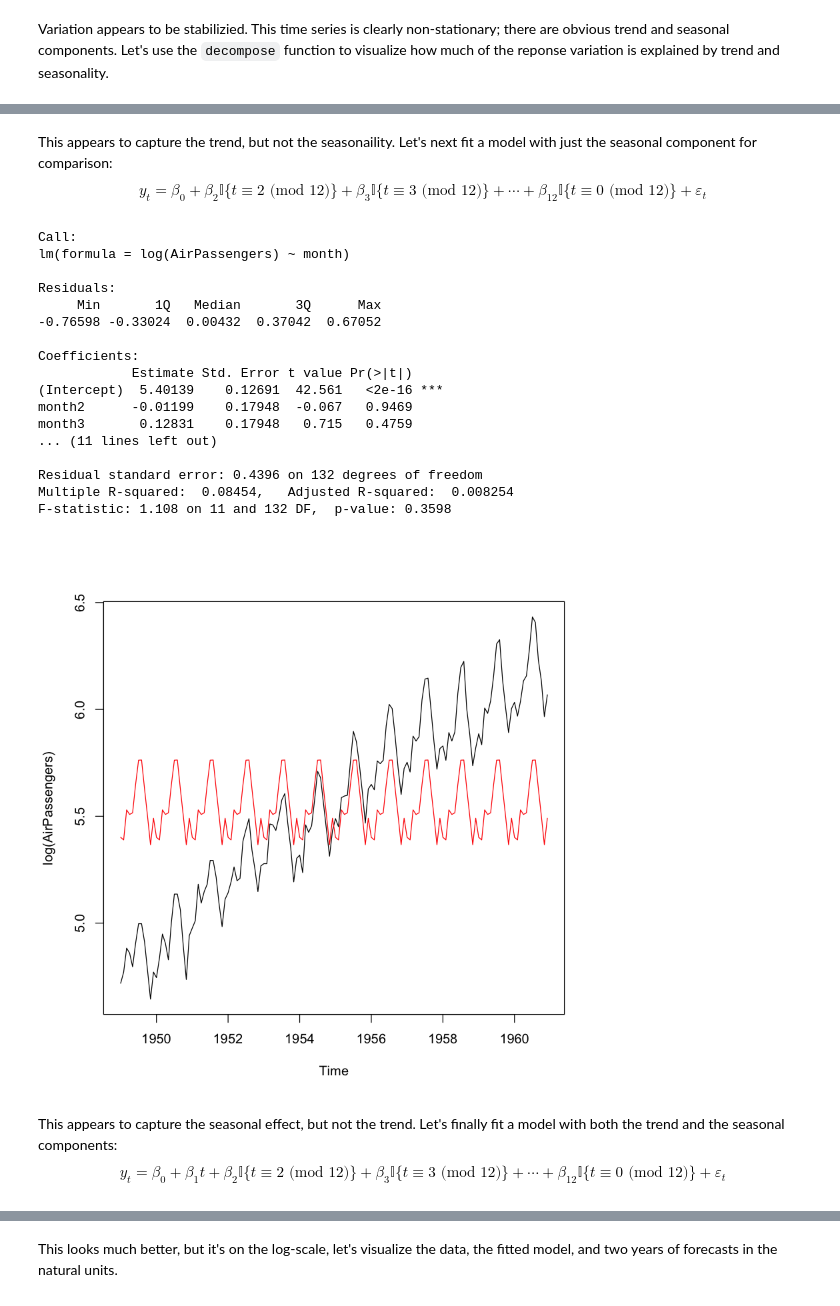
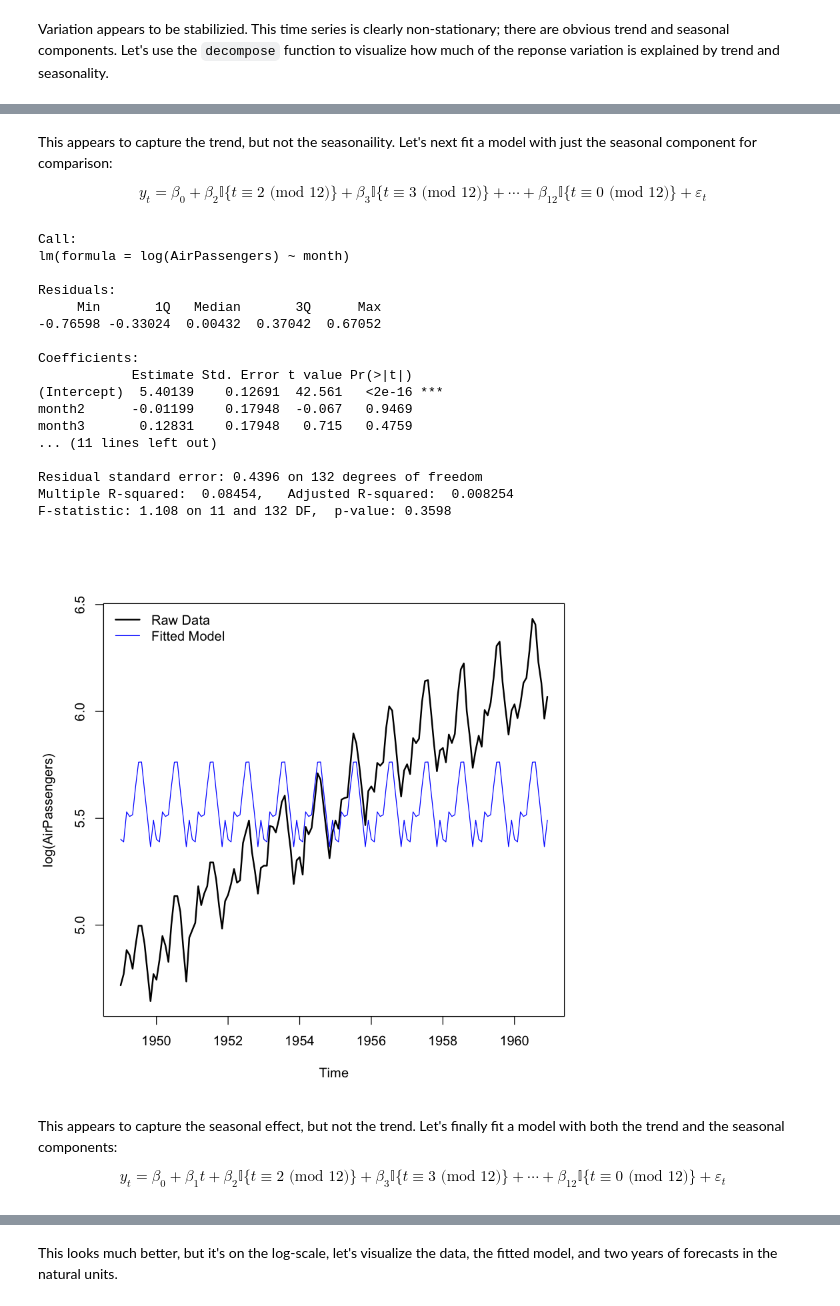
Before and after one commit to ntstevens/SAS-Teaching-Meetup, a Jupyter notebook: Jupyter & Binder Demonstration.ipynb, the cells around one changed output, grey strips where cells are left out. Cells and saved outputs as stored; diff of their text form; code cells hidden in the pictures.

```diff
--- a/Jupyter & Binder Demonstration.ipynb
+++ b/Jupyter & Binder Demonstration.ipynb
@@ -69,31 +72,37 @@ F-statistic:  1300 on 1 and 142 DF,  p-value: < 2.2e-16
 # %% [markdown]
-This appears to capture the trend, but not the seasonaility. Let's next fit a model with just the seasonal component for comparison: $$y_t = \beta_0 + \beta_2\mathbb{I}\{t \equiv 2\text{ (mod }12)\}+ \beta_3\mathbb{I}\{t \equiv 3\text{ (mod }12)\} + \cdots + \beta_{12}\mathbb{I}\{t \equiv 0\text{ (mod }12)\}+\varepsilon_t$$
+This appears to capture the trend, but not the seasonaility. Let's next fit a model with just the seasonal component for comparison:
+
+$$y_t = \beta_0 + \beta_2\mathbb{I}\{t \equiv 2\text{ (mod }12)\}+ \beta_3\mathbb{I}\{t \equiv 3\text{ (mod }12)\} + \cdots + \beta_{12}\mathbb{I}\{t \equiv 0\text{ (mod }12)\}+\varepsilon_t$$
 # %%
 reg1 <- lm(log(AirPassengers) ~ month)
 summary(reg1)
-plot(log(AirPassengers))
-points(t, predict.lm(reg1), type = 'l', col = 'red')
+plot(log(AirPassengers), lwd = 2)
+points(t, predict.lm(reg1), type = 'l', col = 'blue')
+legend("topleft", legend = c("Raw Data", "Fitted Model"), col = c("black", "blue"), lty = 1,
+       lwd = c(2,1), bty = "n")
 # %% [output]
 Call:
 lm(formula = log(AirPassengers) ~ month)
 
 Residuals:
      Min       1Q   Median       3Q      Max
 -0.76598 -0.33024  0.00432  0.37042  0.67052
 
 Coefficients:
             Estimate Std. Error t value Pr(>|t|)
 (Intercept)  5.40139    0.12691  42.561   <2e-16 ***
 month2      -0.01199    0.17948  -0.067   0.9469
 month3       0.12831    0.17948   0.715   0.4759
 ... (11 lines left out)
 
 Residual standard error: 0.4396 on 132 degrees of freedom
 Multiple R-squared:  0.08454,   Adjusted R-squared:  0.008254
 F-statistic: 1.108 on 11 and 132 DF,  p-value: 0.3598
-[figure, old version]
+[figure, new version]
 # %% [markdown]
-This appears to capture the seasonal effect, but not the trend. Let's finally fit a model with both the trend and the seasonal components: $$y_t = \beta_0 + \beta_1t+\beta_2\mathbb{I}\{t \equiv 2\text{ (mod }12)\}+ \beta_3\mathbb{I}\{t \equiv 3\text{ (mod }12)\} + \cdots + \beta_{12}\mathbb{I}\{t \equiv 0\text{ (mod }12)\}+\varepsilon_t$$
+This appears to capture the seasonal effect, but not the trend. Let's finally fit a model with both the trend and the seasonal components:
+
+$$y_t = \beta_0 + \beta_1t+\beta_2\mathbb{I}\{t \equiv 2\text{ (mod }12)\}+ \beta_3\mathbb{I}\{t \equiv 3\text{ (mod }12)\} + \cdots + \beta_{12}\mathbb{I}\{t \equiv 0\text{ (mod }12)\}+\varepsilon_t$$
 # %%
 reg2 <- lm(log(AirPassengers) ~ t + month)
 summary(reg2)
```
Also changed, not shown: parts of 14 cells of this notebook.
